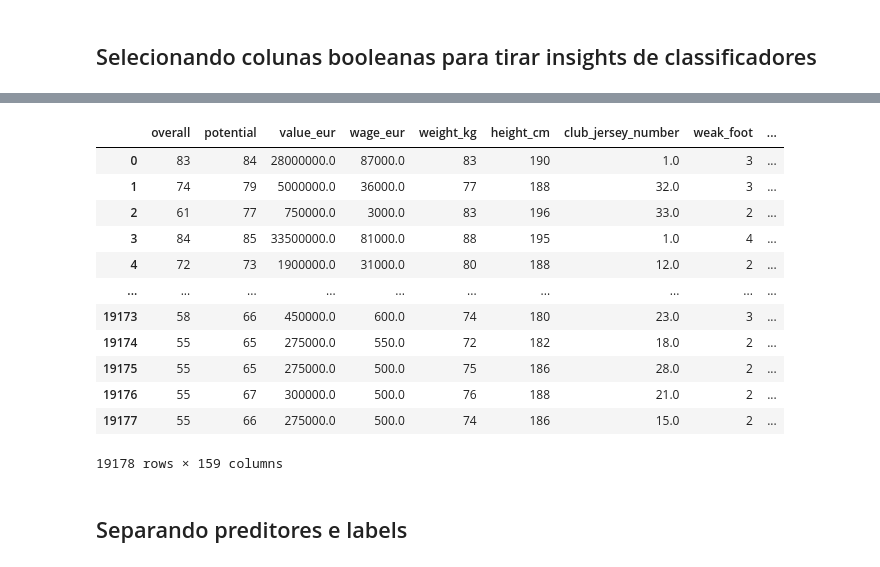
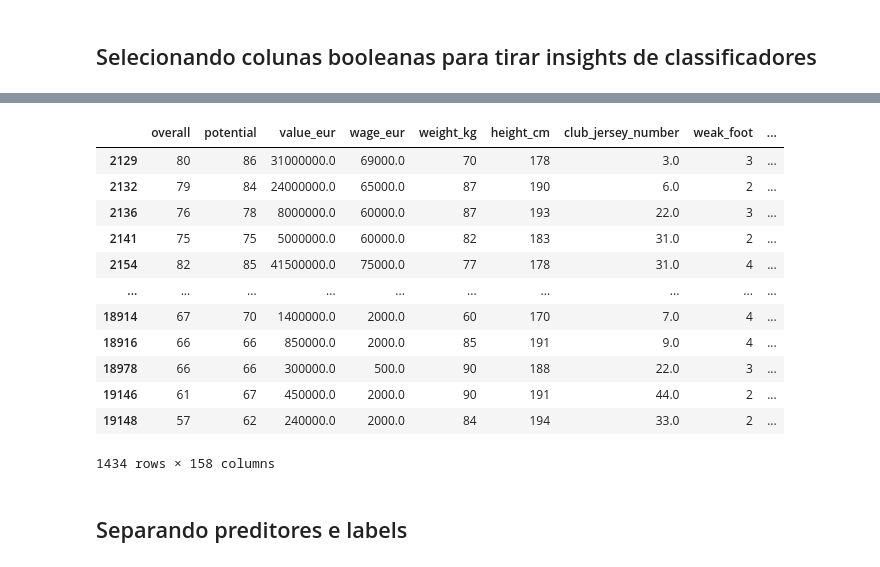
Before and after one commit to olucaslopes/fifa22-players-analysis, a Jupyter notebook: Classification Models.ipynb, the cells around one changed output, grey strips where cells are left out. Drawn from its saved outputs; the diff is of its cells as text; code cells hidden in the pictures.

```diff
--- a/Classification Models.ipynb
+++ b/Classification Models.ipynb
@@ -14,0 +4,7 @@ df.head()
+# %%
+complete_df = pd.read_csv('./preprocessing/data/filled_data_2022-06-21.tsv', low_memory=False, sep="\t")
+filtered_df = complete_df.query("not player_tags.isna()")
+display(filtered_df)
+
+bool_cols = [col for col in filtered_df if filtered_df[col].dropna().value_counts().index.isin([0, 1]).all()]
+bool_cols
@@ -39,22 +44,22 @@ bool_cols
 # %%
 # Removendo colunas de nacionalidade, ids, urls e colunas não numéricas
-features = df.columns[:171][~df.columns[:171].str.match('(.*_id.*|.*id_.*|.*url.*)')].to_list()
-features = df[features]._get_numeric_data()
+features = filtered_df.columns[~filtered_df.columns[:].str.match('(.*_id.*|.*id_.*|.*url.*|nationality)')].to_list()
+features = filtered_df[features]._get_numeric_data()
 features
 # %% [output]
 |  | overall | potential | value_eur | wage_eur | weight_kg | height_cm | club_jersey_number | weak_foot | ... |
-| 0 | 83 | 84 | 28000000.0 | 87000.0 | 83 | 190 | 1.0 | 3 | ... |
-| 1 | 74 | 79 | 5000000.0 | 36000.0 | 77 | 188 | 32.0 | 3 | ... |
-| 2 | 61 | 77 | 750000.0 | 3000.0 | 83 | 196 | 33.0 | 2 | ... |
-| 3 | 84 | 85 | 33500000.0 | 81000.0 | 88 | 195 | 1.0 | 4 | ... |
-| 4 | 72 | 73 | 1900000.0 | 31000.0 | 80 | 188 | 12.0 | 2 | ... |
+| 2129 | 80 | 86 | 31000000.0 | 69000.0 | 70 | 178 | 3.0 | 3 | ... |
+| 2132 | 79 | 84 | 24000000.0 | 65000.0 | 87 | 190 | 6.0 | 2 | ... |
+| 2136 | 76 | 78 | 8000000.0 | 60000.0 | 87 | 193 | 22.0 | 3 | ... |
+| 2141 | 75 | 75 | 5000000.0 | 60000.0 | 82 | 183 | 31.0 | 2 | ... |
+| 2154 | 82 | 85 | 41500000.0 | 75000.0 | 77 | 178 | 31.0 | 4 | ... |
 | ... | ... | ... | ... | ... | ... | ... | ... | ... | ... |
-| 19173 | 58 | 66 | 450000.0 | 600.0 | 74 | 180 | 23.0 | 3 | ... |
-| 19174 | 55 | 65 | 275000.0 | 550.0 | 72 | 182 | 18.0 | 2 | ... |
-| 19175 | 55 | 65 | 275000.0 | 500.0 | 75 | 186 | 28.0 | 2 | ... |
-| 19176 | 55 | 67 | 300000.0 | 500.0 | 76 | 188 | 21.0 | 2 | ... |
-| 19177 | 55 | 66 | 275000.0 | 500.0 | 74 | 186 | 15.0 | 2 | ... |
+| 18914 | 67 | 70 | 1400000.0 | 2000.0 | 60 | 170 | 7.0 | 4 | ... |
+| 18916 | 66 | 66 | 850000.0 | 2000.0 | 85 | 191 | 9.0 | 4 | ... |
+| 18978 | 66 | 66 | 300000.0 | 500.0 | 90 | 188 | 22.0 | 3 | ... |
+| 19146 | 61 | 67 | 450000.0 | 2000.0 | 90 | 191 | 44.0 | 2 | ... |
+| 19148 | 57 | 62 | 240000.0 | 2000.0 | 84 | 194 | 33.0 | 2 | ... |
-19178 rows × 159 columns
+1434 rows × 158 columns
 # %% [markdown]
 ## Separando preditores e labels
 # %%
```
Also changed, not shown: parts of 11 cells of this notebook.
